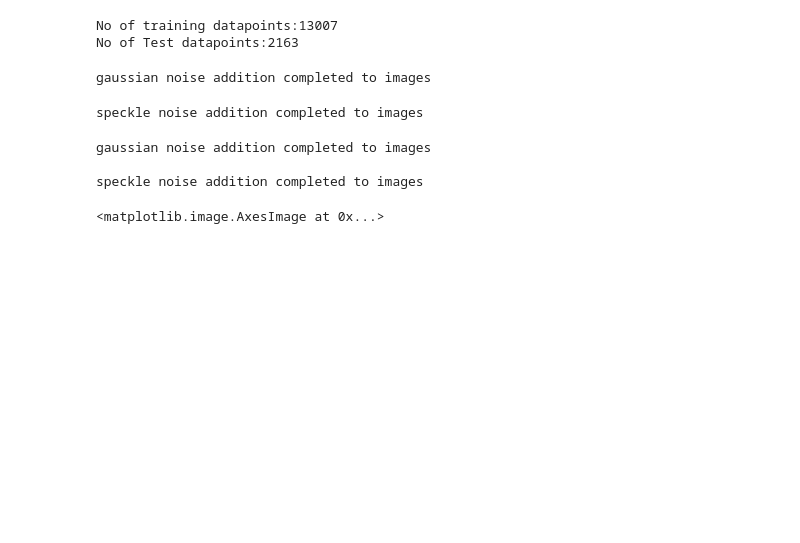
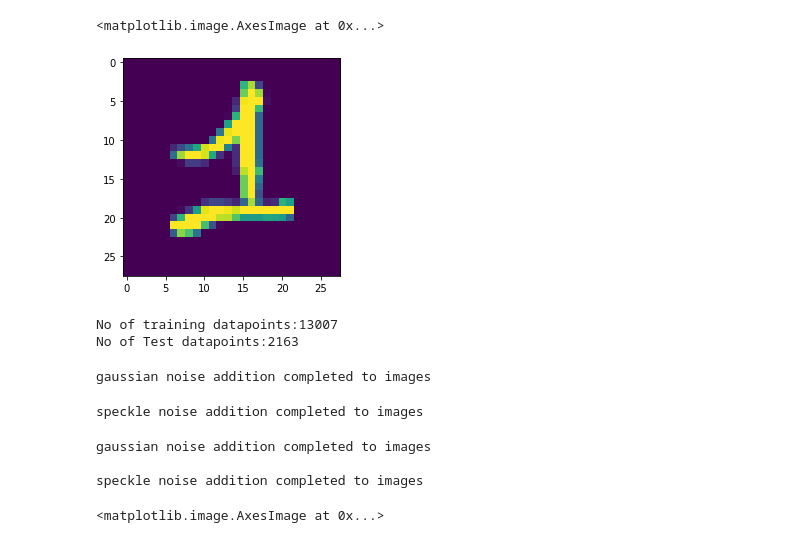
Before and after one commit to franzele21/autoencodeur_tp, a Jupyter notebook: DenoisingAutoencoder.ipynb, the cells around one changed output. Drawn from its saved outputs; the diff is of its cells as text; code cells hidden in the pictures; blank space fills up the shorter version.

```diff
--- a/DenoisingAutoencoder.ipynb
+++ b/DenoisingAutoencoder.ipynb
@@ -78,3 +77,8 @@ test_mask = (mnist_[1][1] == 1) | (mnist_[1][1] == 7)
+# %%
+plt.imshow(xtrain[6].reshape((28, 28)))
+# %% [output]
+<matplotlib.image.AxesImage at 0x...>
+[figure, added]
 # %%
 print("No of training datapoints:{}\nNo of Test datapoints:{}".format(len(xtrain), len(xtest)))
 # %% [output]
```
Also changed, not shown: parts of 6 cells of this notebook.
